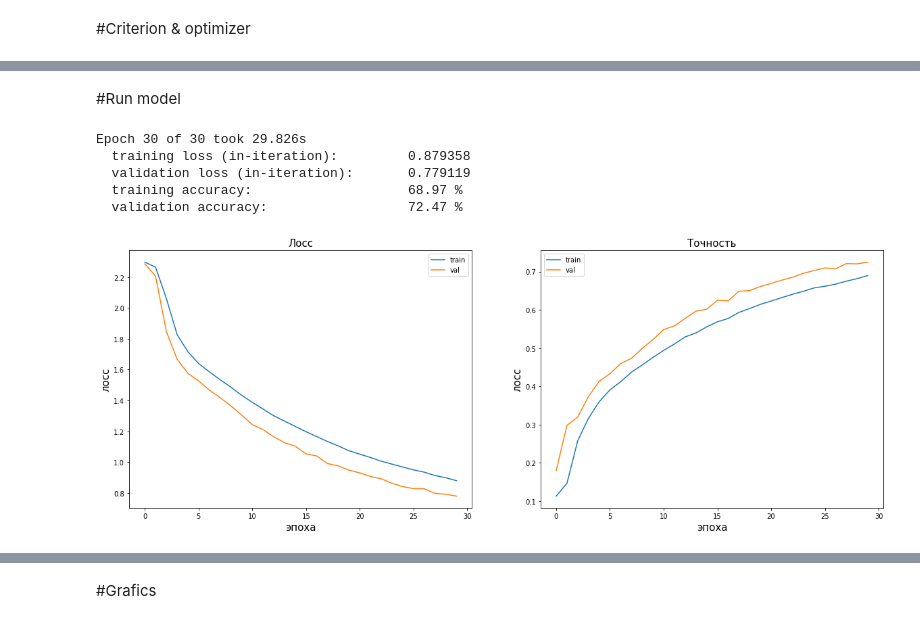
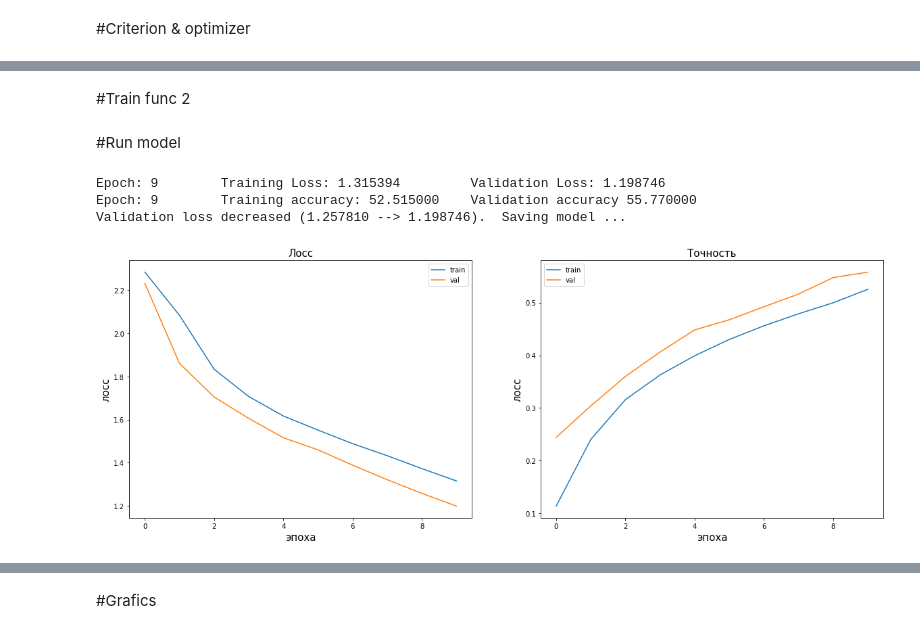
Before and after one commit to kkostromin/sber_ds, a Jupyter notebook: CV_HW1.ipynb, the cells around one changed output, grey strips where cells are left out. Saved outputs shown, nothing was run; the diff lists cells and outputs as text; code cells hidden in the pictures.

Commit message:
testing model 2

```diff
--- a/CV_HW1.ipynb
+++ b/CV_HW1.ipynb
@@ -147,17 +169,17 @@ input_size = 28 * 28
 num_classes = 10
 dropout_rate = 0.1
 # %%
-batch_size = 30
+# batch_size = 30
 
-train_batch_gen = torch.utils.data.DataLoader(
-    train_dataset, batch_size=batch_size, shuffle=True
-)
-val_batch_gen = torch.utils.data.DataLoader(
-    test_dataset, batch_size=batch_size, shuffle=True
-)
-test_batch_gen = torch.utils.data.DataLoader(
-    test_dataset, batch_size=batch_size, shuffle=False
-)
+# train_batch_gen = torch.utils.data.DataLoader(
+#     train_dataset, batch_size=batch_size, shuffle=True
+# )
+# val_batch_gen = torch.utils.data.DataLoader(
+#     test_dataset, batch_size=batch_size, shuffle=True
+# )
+# test_batch_gen = torch.utils.data.DataLoader(
+#     test_dataset, batch_size=batch_size, shuffle=False
+# )
 # %%
 len(train_dataset), len(test_dataset), len(val_dataset)
 # %% [output]
@@ -229,9 +251,15 @@ class CNN(nn.Module):
 # %% [markdown]
 #Criterion & optimizer
 # %%
-model = CNN().to(device)
+model = Net()
+
+print(model)
+
+
+if train_on_gpu:
+    model.cuda()
 
 criterion = nn.CrossEntropyLoss()
 
 # specify optimizer
-optimizer = optim.SGD(model.parameters(), lr=.001)
+optimizer = optim.SGD(model.parameters(), lr=0.001)
@@ -361,3 +413,5 @@ def train(
+# %% [markdown]
+#Train func 2
 # %%
 def train_2(
     model,
@@ -460,15 +583,13 @@ def train_2(
 # %% [markdown]
 #Run model
 # %%
-model, history = train(
+model, history = train_2(
     model, criterion, optimizer,
     train_batch_gen, val_batch_gen,
-    num_epochs = 30
+    num_epochs = 10
 )
 # %% [output]
-Epoch 30 of 30 took 29.826s
-  training loss (in-iteration):         0.879358
-  validation loss (in-iteration):       0.779119
-  training accuracy:                    68.97 %
-  validation accuracy:                  72.47 %
+Epoch: 9        Training Loss: 1.315394         Validation Loss: 1.198746
+Epoch: 9        Training accuracy: 52.515000    Validation accuracy 55.770000
+Validation loss decreased (1.257810 --> 1.198746).  Saving model ...
-[figure, old version]
+[figure, new version]
```
Also changed, not shown: parts of 20 cells of this notebook.
